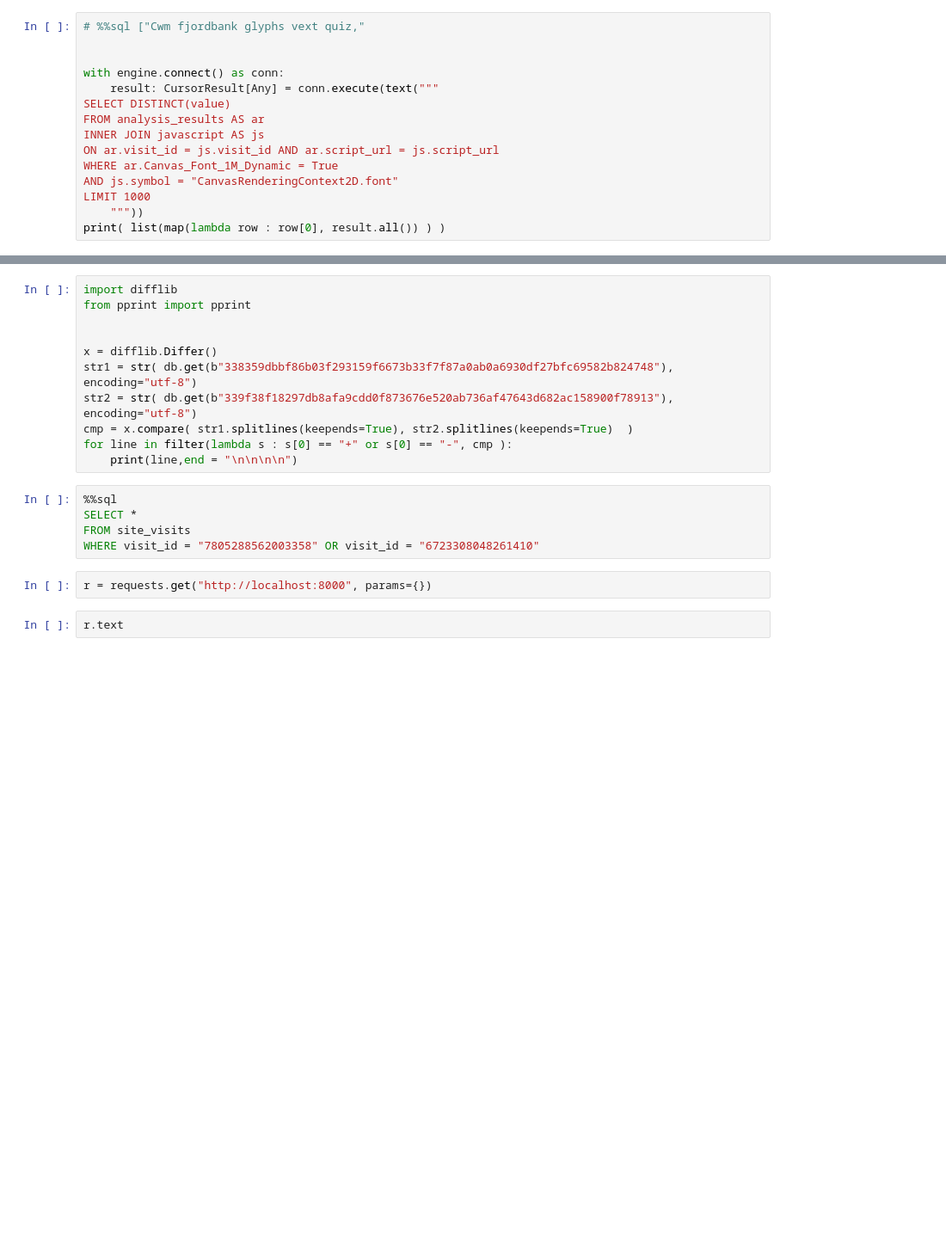
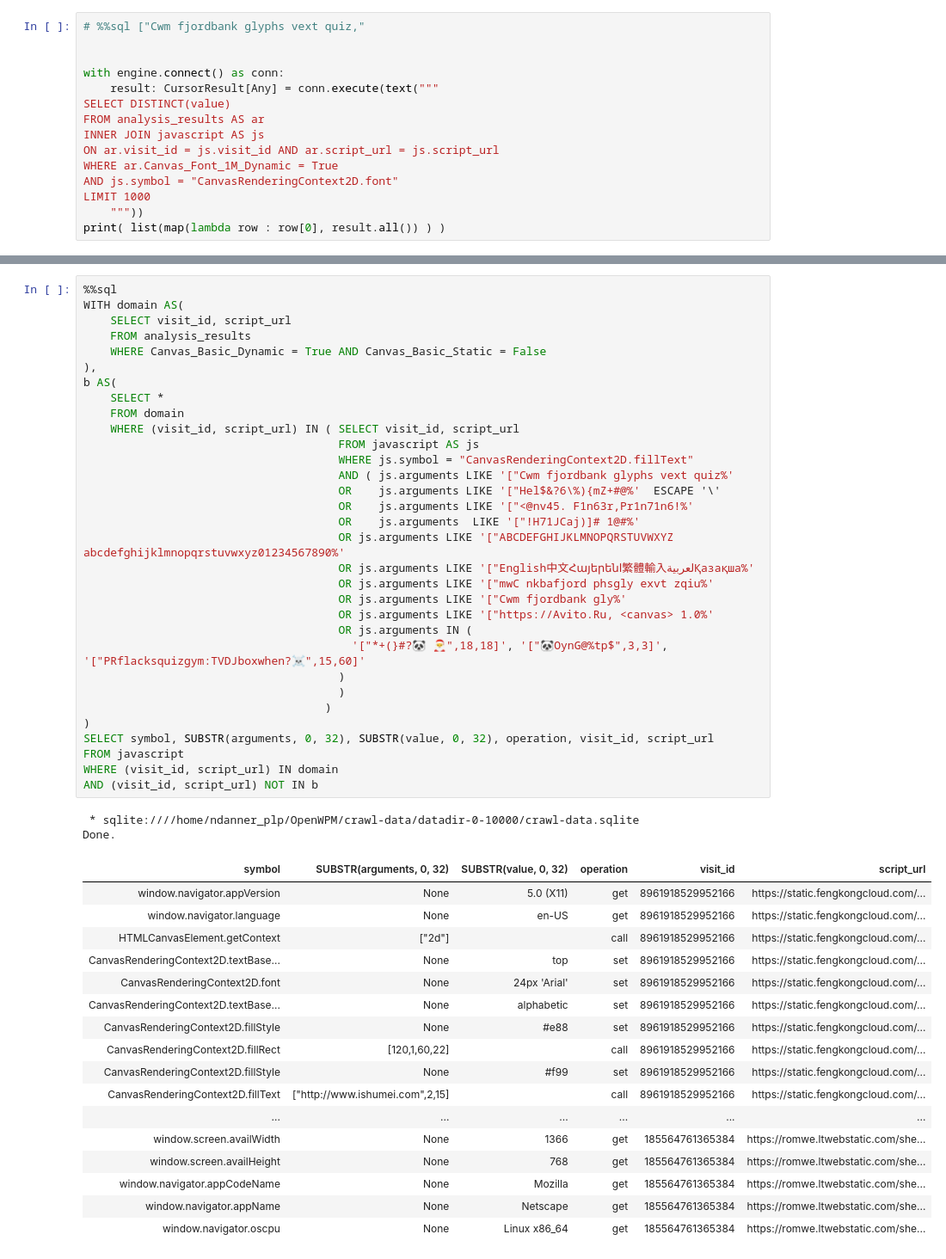
Before and after one commit to tim-stephenson/OpenWPM-Data-Analytics, a Jupyter notebook: notebooks/exploratory.ipynb, the cells around one changed output, grey strips where cells are left out. Shown at 86% size. Cells and saved outputs as stored; diff of their text form; blank space fills up the shorter version.

```diff
--- a/notebooks/exploratory.ipynb
+++ b/notebooks/exploratory.ipynb
@@ -403,20 +63,52 @@ AND symbol LIKE "CanvasRenderingContext2D%"
-# %%
-import difflib
-from pprint import pprint
-
-
-x = difflib.Differ()
-str1 = str( db.get(b"338359dbbf86b03f293159f6673b33f7f87a0ab0a6930df27bfc69582b824748"), encoding="utf-8")
-str2 = str( db.get(b"339f38f18297db8afa9cdd0f873676e520ab736af47643d682ac158900f78913"), encoding="utf-8")
-cmp = x.compare( str1.splitlines(keepends=True), str2.splitlines(keepends=True)  )
-for line in filter(lambda s : s[0] == "+" or s[0] == "-", cmp ):
-    print(line,end = "\n\n\n\n")
-# %%
-%%sql
-SELECT *
-FROM site_visits
-WHERE visit_id = "7805288562003358" OR visit_id = "6723308048261410"
-# %%
-r = requests.get("http://localhost:8000", params={})
-# %%
-r.text
+# %%
+%%sql
+WITH domain AS(
+    SELECT visit_id, script_url
+    FROM analysis_results
+    WHERE Canvas_Basic_Dynamic = True AND Canvas_Basic_Static = False
+),
+b AS(
+    SELECT *
+    FROM domain
+    WHERE (visit_id, script_url) IN ( SELECT visit_id, script_url
+                                      FROM javascript AS js
+                                      WHERE js.symbol = "CanvasRenderingContext2D.fillText"
+                                      AND ( js.arguments LIKE '["Cwm fjordbank glyphs vext quiz%'
+                                      OR    js.arguments LIKE '["Hel$&?6\%){mZ+#@%'  ESCAPE '\'
+                                      OR    js.arguments LIKE '["<@nv45. F1n63r,Pr1n71n6!%'
+                                      OR    js.arguments  LIKE '["!H71JCaj)]# 1@#%'
+                                      OR js.arguments LIKE '["ABCDEFGHIJKLMNOPQRSTUVWXYZ abcdefghijklmnopqrstuvwxyz01234567890%'
+                                      OR js.arguments LIKE '["English中文Հայերենا繁體輸入لعربيةҚазақша%'
+                                      OR js.arguments LIKE '["mwC nkbafjord phsgly exvt zqiu%'
+                                      OR js.arguments LIKE '["Cwm fjordbank gly%'
+                                      OR js.arguments LIKE '["https://Avito.Ru, <canvas> 1.0%'
+                                      OR js.arguments IN (
+                                        '["*+(}#?🐼 🎅",18,18]', '["🐼OynG@%tp$",3,3]', '["PRflacksquizgym:TVDJboxwhen?☠",15,60]'
+                                      )
+                                      )
+                                    )
+)
+SELECT symbol, SUBSTR(arguments, 0, 32), SUBSTR(value, 0, 32), operation, visit_id, script_url
+FROM javascript
+WHERE (visit_id, script_url) IN domain
+AND (visit_id, script_url) NOT IN b
+# %% [output]
+ * sqlite:////home/ndanner_plp/OpenWPM/crawl-data/datadir-0-10000/crawl-data.sqlite
+Done.
+| symbol | SUBSTR(arguments, 0, 32) | SUBSTR(value, 0, 32) | operation | visit_id | script_url |
+| window.navigator.appVersion | None | 5.0 (X11) | get | 8961918529952166 | https://static.fengkongcloud.com/... |
+| window.navigator.language | None | en-US | get | 8961918529952166 | https://static.fengkongcloud.com/... |
+| HTMLCanvasElement.getContext | ["2d"] |  | call | 8961918529952166 | https://static.fengkongcloud.com/... |
+| CanvasRenderingContext2D.textBase... | None | top | set | 8961918529952166 | https://static.fengkongcloud.com/... |
+| CanvasRenderingContext2D.font | None | 24px 'Arial' | set | 8961918529952166 | https://static.fengkongcloud.com/... |
+| CanvasRenderingContext2D.textBase... | None | alphabetic | set | 8961918529952166 | https://static.fengkongcloud.com/... |
+| CanvasRenderingContext2D.fillStyle | None | #e88 | set | 8961918529952166 | https://static.fengkongcloud.com/... |
+| CanvasRenderingContext2D.fillRect | [120,1,60,22] |  | call | 8961918529952166 | https://static.fengkongcloud.com/... |
+| CanvasRenderingContext2D.fillStyle | None | #f99 | set | 8961918529952166 | https://static.fengkongcloud.com/... |
+| CanvasRenderingContext2D.fillText | ["http://www.ishumei.com",2,15] |  | call | 8961918529952166 | https://static.fengkongcloud.com/... |
+| ... | ... | ... | ... | ... | ... |
+| window.screen.availWidth | None | 1366 | get | 185564761365384 | https://romwe.ltwebstatic.com/she... |
+| window.screen.availHeight | None | 768 | get | 185564761365384 | https://romwe.ltwebstatic.com/she... |
+| window.navigator.appCodeName | None | Mozilla | get | 185564761365384 | https://romwe.ltwebstatic.com/she... |
+| window.navigator.appName | None | Netscape | get | 185564761365384 | https://romwe.ltwebstatic.com/she... |
+| window.navigator.oscpu | None | Linux x86_64 | get | 185564761365384 | https://romwe.ltwebstatic.com/she... |
```
Also changed, not shown: parts of 41 cells of this notebook, 1 other file.
